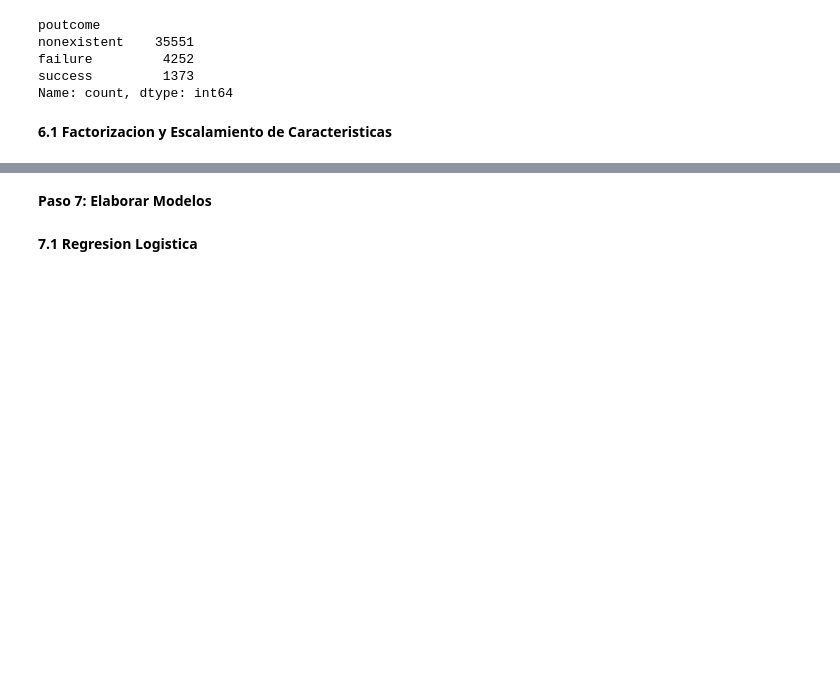
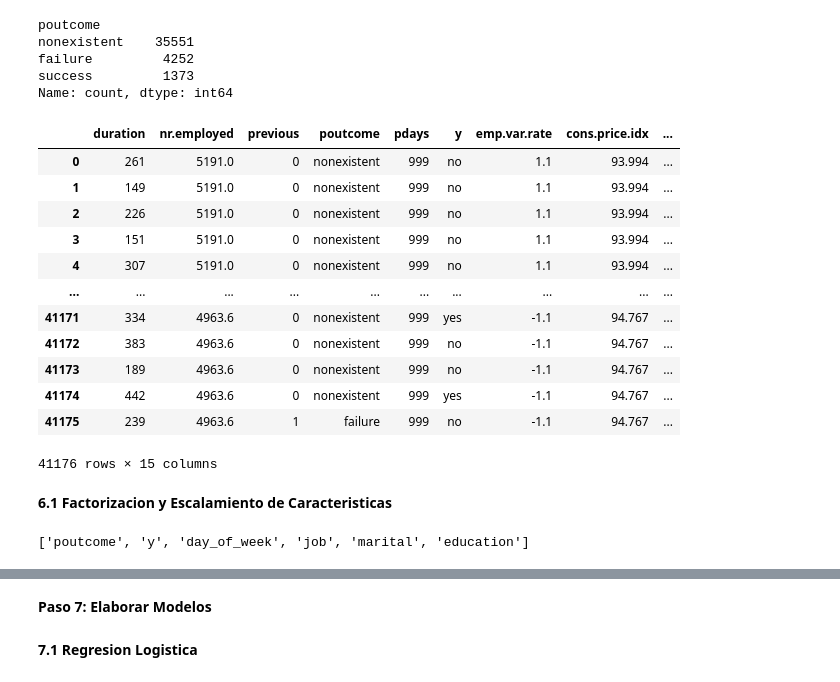
Before and after one commit to jilemp/machine-learning-python-template, a Jupyter notebook: src/logistic_regression_project_tutorial.ipynb, the cells around one changed output, grey strips where cells are left out. Saved outputs shown, nothing was run; the diff lists cells and outputs as text; code cells hidden in the pictures; blank space fills up the shorter version.

```diff
--- a/src/logistic_regression_project_tutorial.ipynb
+++ b/src/logistic_regression_project_tutorial.ipynb
@@ -464,5 +474,35 @@ nonexistent    35551
 failure         4252
 success         1373
 Name: count, dtype: int64
+# %%
+#columnas elegidas tras analisis
+selected_vars = ['duration', 'nr.employed',  'previous', 'poutcome', 'pdays', 'y', 'emp.var.rate', 'cons.price.idx', 'cons.conf.idx', 'euribor3m', 'day_of_week', 'campaign', 'job', 'marital', 'education']
+
+df = df[selected_vars]
+df
+# %% [output]
+|  | duration | nr.employed | previous | poutcome | pdays | y | emp.var.rate | cons.price.idx | ... |
+| 0 | 261 | 5191.0 | 0 | nonexistent | 999 | no | 1.1 | 93.994 | ... |
+| 1 | 149 | 5191.0 | 0 | nonexistent | 999 | no | 1.1 | 93.994 | ... |
+| 2 | 226 | 5191.0 | 0 | nonexistent | 999 | no | 1.1 | 93.994 | ... |
+| 3 | 151 | 5191.0 | 0 | nonexistent | 999 | no | 1.1 | 93.994 | ... |
+| 4 | 307 | 5191.0 | 0 | nonexistent | 999 | no | 1.1 | 93.994 | ... |
+| ... | ... | ... | ... | ... | ... | ... | ... | ... | ... |
+| 41171 | 334 | 4963.6 | 0 | nonexistent | 999 | yes | -1.1 | 94.767 | ... |
+| 41172 | 383 | 4963.6 | 0 | nonexistent | 999 | no | -1.1 | 94.767 | ... |
+| 41173 | 189 | 4963.6 | 0 | nonexistent | 999 | no | -1.1 | 94.767 | ... |
+| 41174 | 442 | 4963.6 | 0 | nonexistent | 999 | yes | -1.1 | 94.767 | ... |
+| 41175 | 239 | 4963.6 | 1 | failure | 999 | no | -1.1 | 94.767 | ... |
+41176 rows × 15 columns
 # %% [markdown]
 **6.1 Factorizacion y Escalamiento de Caracteristicas**
+# %%
+#identificar variables numericas del df filtrado
+numerical_vars = [col for col in df.columns if is_numeric_dtype(df[col])]
+numerical_vars
+
+#identificar variables categoricas del df filtrado
+categorical_vars = [col for col in df.columns if is_string_dtype(df[col])]
+categorical_vars
+# %% [output]
+['poutcome', 'y', 'day_of_week', 'job', 'marital', 'education']
```
Also changed, not shown: parts of 18 cells of this notebook.
